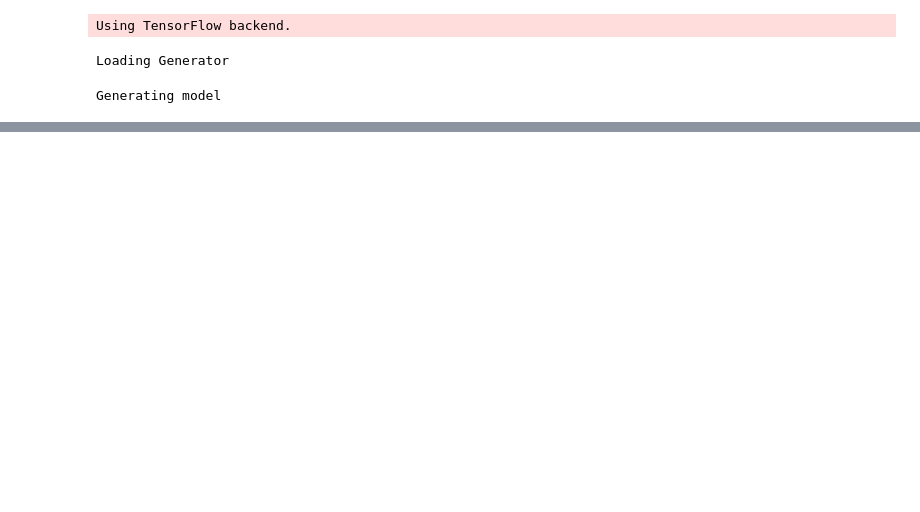
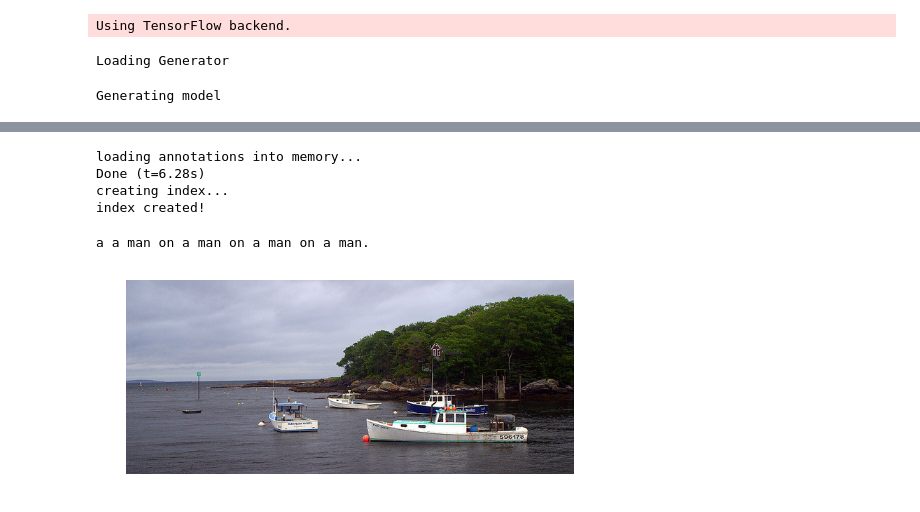
Before and after one commit to jyotishp/Show-and-Tell, a Jupyter notebook: src/ShowAttendAndTell.ipynb, the cells around one changed output, grey strips where cells are left out. Saved outputs shown, nothing was run; the diff lists cells and outputs as text; code cells hidden in the pictures; blank space fills up the shorter version.

```diff
--- a/src/ShowAttendAndTell.ipynb
+++ b/src/ShowAttendAndTell.ipynb
@@ -88,41 +108,48 @@ imgIds = coco.getImgIds();
 # img_filenames = ['2943023421_e297f05e11.jpg']
 # img_directory = '/scratch/jyotish/show_and_tell_coco/data/COCO/extracted/test2014'
 
-img_model, target_size, output_shape, preprocess_input = get_cnn_model('vgg16')
+img_model, target_size, output_shape, preprocess_input = get_cnn_model('inception')
+# %% [output]
+loading annotations into memory...
+Done (t=6.28s)
+creating index...
+index created!
 # %%
 img_id = [imgIds[np.random.randint(0,len(imgIds))]]
 
 preprocessed_images = build_image_features(img_id, coco,
                          target_size, output_shape,
                          preprocess_input,
                          img_list_file, dataset_directory,
                          [])
 
 preprocessed_images = np.asarray(preprocessed_images)
 img_features = img_model.predict(preprocessed_images)
 # img_features = np.asarray([img_features])
 img = coco.loadImgs(img_id)[0]
 
 text_in = np.zeros((1,gen.max_token_len))
 text_in[0][:] = np.full((gen.max_token_len,), 0)
 text_in[0][0] = gen.token_to_id['<start>']
 
 predictions = []
-zeros = np.array([np.full((gen.img_feature_size[0] * gen.img_feature_size[1]), 1)])
 for arg in range(gen.max_token_len-1):
-    pred = model.predict([img_features, text_in, zeros])
+    pred = model.predict([img_features, text_in])
     tok = np.argmax(pred[0][arg])
     word = gen.id_to_token[tok]
     text_in[0][arg+1] = tok
-#     if word == '<end>':
-#         break
+    if word == '<end>':
+        break
     predictions.append(word)
 
 print ' '.join(predictions) + '.'
 I = io.imread(img['coco_url'])
 plt.axis('off')
 plt.imshow(I)
 plt.show()
+# %% [output]
+a a man on a man on a man on a man.
+[figure, added]
 # %%
 # For generating test results in bulk
 
```
Also changed, not shown: parts of 4 cells of this notebook, 1 other file.
